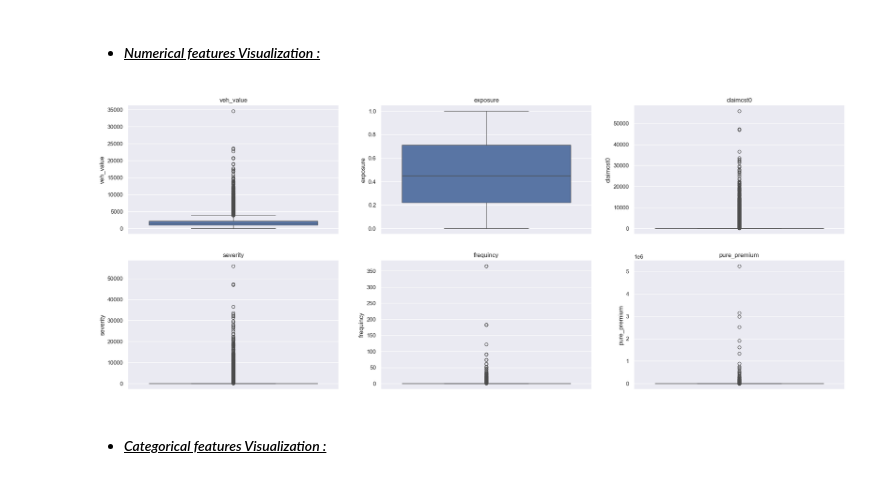
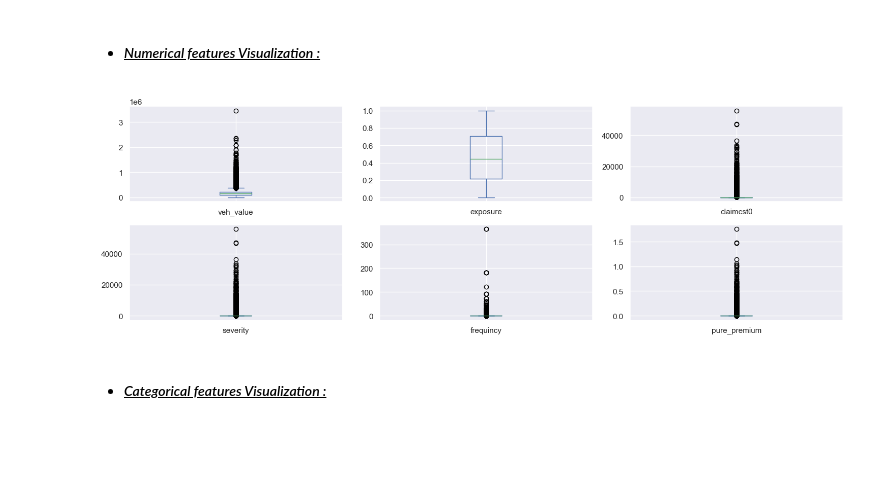
Before and after one commit to omars1234/Insurance_Analysis, a Jupyter notebook: Notebooks/Data_Analysis/3_EDA.ipynb, the cells around one changed output. Saved outputs shown, nothing was run; the diff lists cells and outputs as text; code cells hidden in the pictures; blank space fills up the shorter version.

```diff
--- a/Notebooks/Data_Analysis/3_EDA.ipynb
+++ b/Notebooks/Data_Analysis/3_EDA.ipynb
@@ -52,32 +68,26 @@ df.describe(include="object")
 ### *C.* <u>*EDA - Data Visualization:*</u>
 # %% [markdown]
 * ####  <u> *Numerical features Visualization :*  </u>
-# %%
-matplotlib.rcParams["figure.figsize"]=(25,10)
-plt.subplot(231)
-sns.boxplot(df["veh_value"])
-plt.title("veh_value");
-
-plt.subplot(232)
-sns.boxplot(df["exposure"])
-plt.title("exposure");
-
-plt.subplot(233)
-sns.boxplot(df["claimcst0"])
-plt.title("claimcst0");
-
-plt.subplot(234)
-sns.boxplot(df["severity"])
-plt.title("severity");
-
-plt.subplot(235)
-sns.boxplot(df["frequincy"])
-plt.title("frequincy");
-
-plt.subplot(236)
-sns.boxplot(df["pure_premium"])
-plt.title("pure_premium");
-# %% [output]
-[figure, removed]
+# %%
+# creating one function for plotting numerical_features
+def plot_numerical_features(numerical_features,ChartType):
+    nrows = 2
+    ncols = 3
+
+    fig, axes = plt.subplots(nrows=nrows, ncols=ncols, figsize=(15,5))
+
+    axes = axes.flatten()
+
+    for i, column in enumerate(numerical_features.columns):
+        if i >= nrows * ncols:
+            break
+        numerical_features[column].plot(ax=axes[i], kind=f"{ChartType}")
+
+    plt.tight_layout()
+    plt.show()
+# %%
+plot_numerical_features(numerical_features,"box")
+# %% [output]
+[figure, added]
 # %% [markdown]
 * ####  <u> *Categorical features Visualization :*  </u>
```
Also changed, not shown: parts of 23 cells of this notebook, 36 other files.
